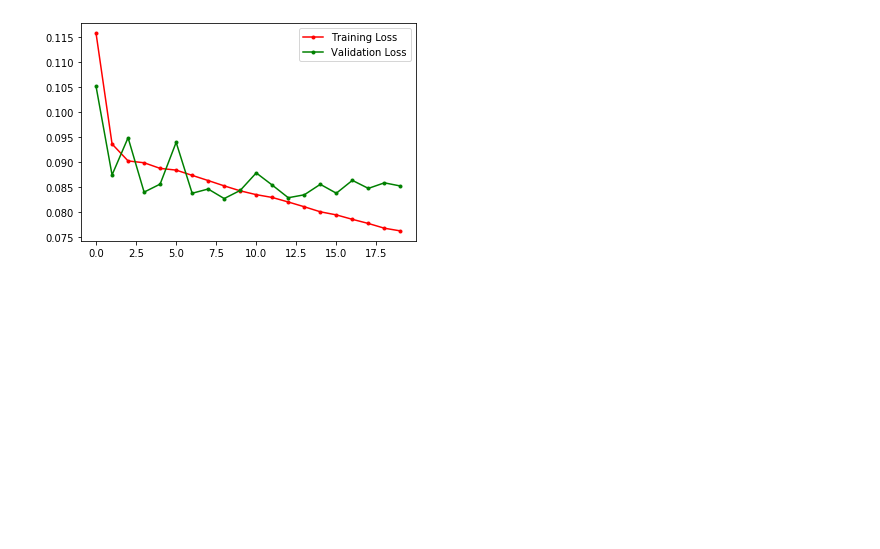
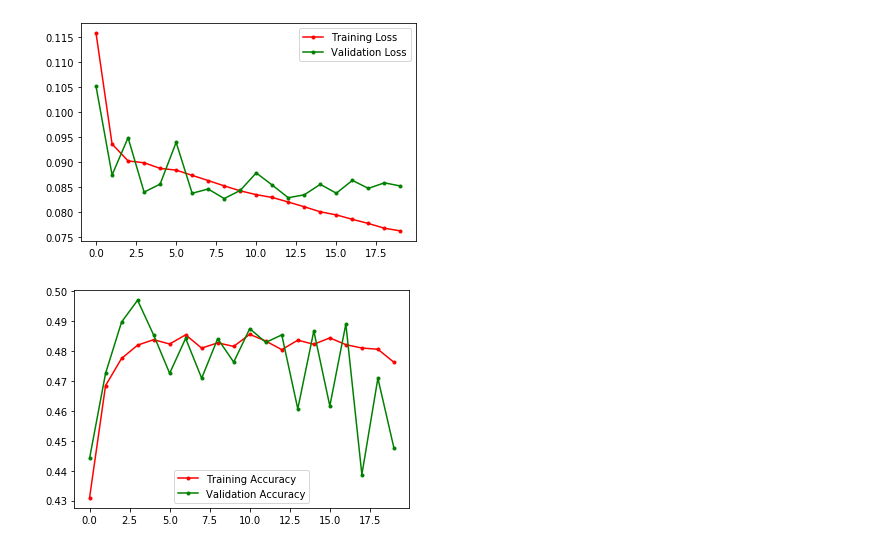
Before and after one commit to vishal-pandey/iot-transfer, a Jupyter notebook: beijing-cnn-training.ipynb, the cells around one changed output. Cells and saved outputs as stored; diff of their text form; code cells hidden in the pictures; blank space fills up the shorter version.

```diff
--- a/beijing-cnn-training.ipynb
+++ b/beijing-cnn-training.ipynb
@@ -104,4 +104,11 @@ plt.legend()
 plt.show()
 # %% [output]
 [figure]
+# %%
+plt.plot(model.history.history['acc'], 'r.-', label="Training Accuracy")
+plt.plot(model.history.history['val_acc'], 'g.-', label="Validation Accuracy")
+plt.legend()
+plt.show()
+# %% [output]
+[figure, added]
 # %%
```
Also changed, not shown: parts of 1 cell of this notebook.
